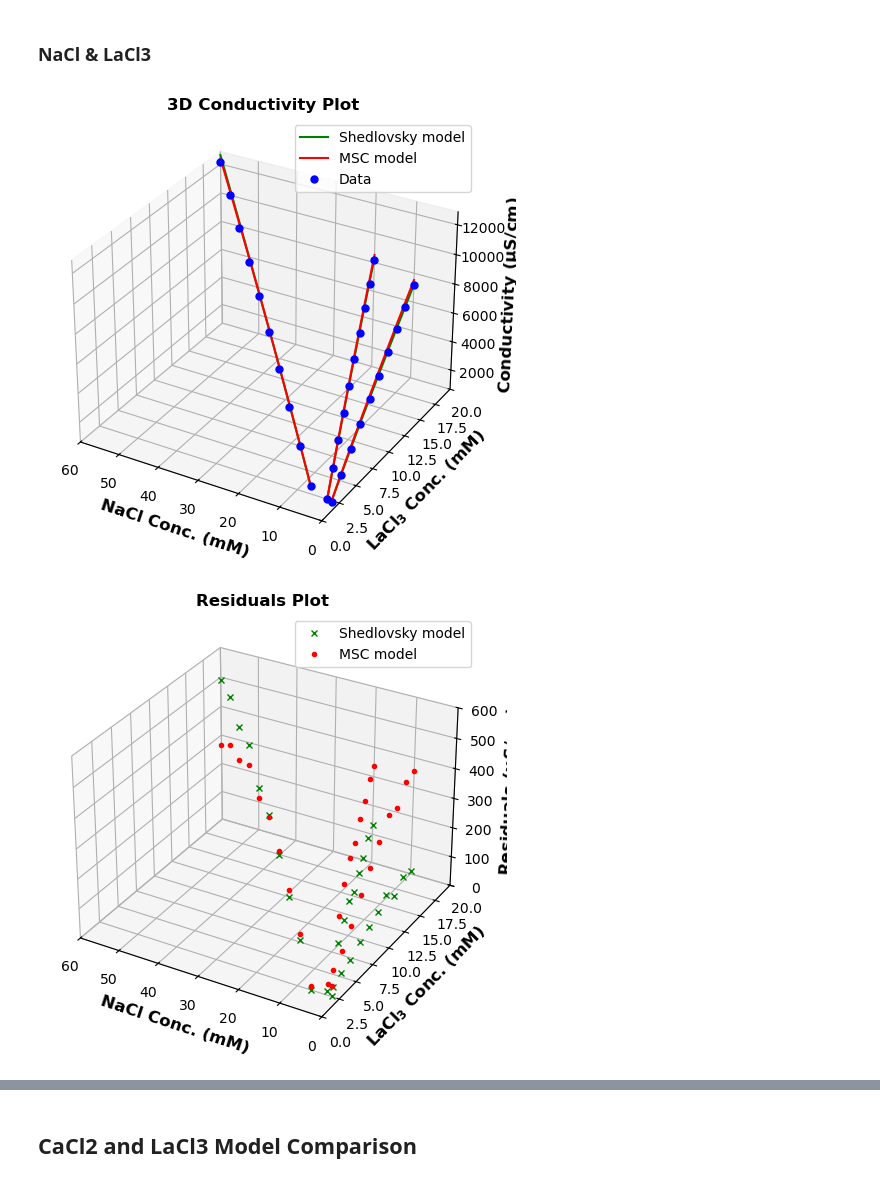
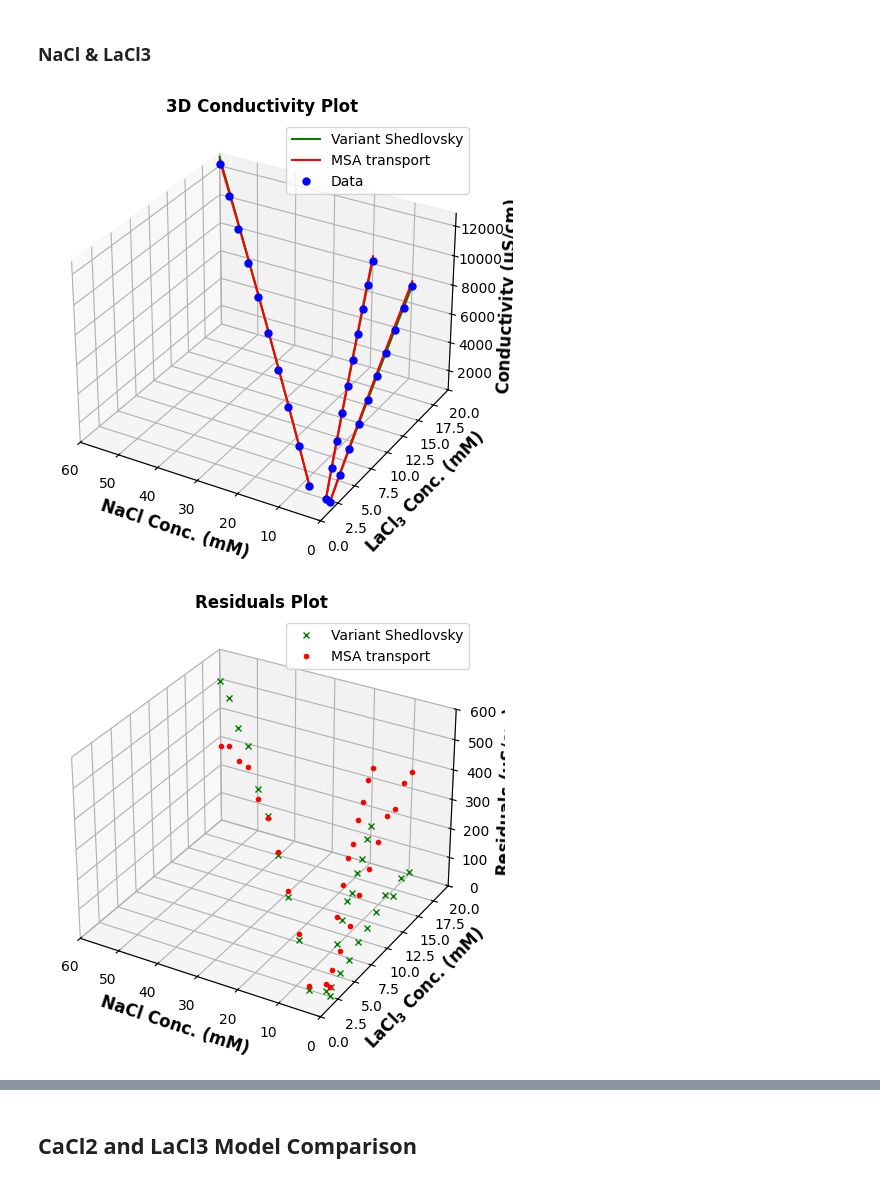
Before and after one commit to dowlinglab/salts-conductivity-modelling, a Jupyter notebook: Multicomponents-conductivity-theory-clean.ipynb, the cells around one changed output, grey strips where cells are left out. Saved outputs shown, nothing was run; the diff lists cells and outputs as text; code cells hidden in the pictures.

```diff
--- a/Multicomponents-conductivity-theory-clean.ipynb
+++ b/Multicomponents-conductivity-theory-clean.ipynb
@@ -1147,37 +1147,37 @@ specific_cond_lacl3_13 = eq.specific_cond_model(conc_lacl3_13, temp_NaCl_LaCl3,
 specific_cond_21 = [specific_cond_nacl_21[i] + specific_cond_lacl3_11[i] for i in range(ndata4)]
 specific_cond_22 = [specific_cond_nacl_22[i] + specific_cond_lacl3_12[i] for i in range(ndata4)]
 specific_cond_23 = [specific_cond_nacl_23[i] + specific_cond_lacl3_13[i] for i in range(ndata4)]
 
 # making plot comparison of calculated and experimental conductivity of NaCl and CaCl2
 fig = plt.figure()
 ax = fig.add_subplot(projection='3d')
 
 # plotting
-ax.plot3D(NaCl_conc2, LaCl3_conc2, specific_cond_21, color="green", label="Shedlovsky model")
+ax.plot3D(NaCl_conc2, LaCl3_conc2, specific_cond_21, color="green", label="Variant Shedlovsky")
 ax.plot3D(NaCl_conc22, LaCl3_conc22, specific_cond_22, color="green")
 ax.plot3D(NaCl_conc23, LaCl3_conc23, specific_cond_23, color="green")
-ax.plot3D(NaCl_conc2, LaCl3_conc2, all_cond_calc_con3, color="red", label="MSC model")
+ax.plot3D(NaCl_conc2, LaCl3_conc2, all_cond_calc_con3, color="red", label="MSA transport")
 ax.plot3D(NaCl_conc22, LaCl3_conc22, all_cond_calc_con32, color="red")
 ax.plot3D(NaCl_conc23, LaCl3_conc23, all_cond_calc_con33, color="red")
 ax.plot3D(NaCl_conc2, LaCl3_conc2, cond_exp3, "b.", markersize=10, label="Data")
 ax.plot3D(NaCl_conc22, LaCl3_conc22, cond_exp32, "b.", markersize=10)
 ax.plot3D(NaCl_conc23, LaCl3_conc23, cond_exp33, "b.", markersize=10)
 ax.set_xlim(60, 0)
 ax.set_ylim(0, 20)
 ax.tick_params(axis='x', labelsize=10)
 ax.tick_params(axis='y', labelsize=10)
 ax.tick_params(axis='z', labelsize=10)
 ax.tick_params(direction="in",top=True, right=True)
 ax.set_title('3D Conductivity Plot', fontsize=12,fontweight='bold')
 ax.set_zlabel("Conductivity ($\mathbf{\mu}$S/cm)", fontsize=12,fontweight='bold')
 ax.set_xlabel("NaCl Conc. (mM)", fontsize=12,fontweight='bold')
 ax.set_ylabel("LaC$\mathbf{l_3}$ Conc. (mM)", fontsize=12,fontweight='bold')
 ax.legend()
 plt.tight_layout()
-# plt.savefig("msc_single_na_la_comparison.png")
+plt.savefig("msc_single_na_la_comparison.png")
 plt.show()
 # %% [output]
-[figure, old version]
+[figure, new version]
 # %%
 # residuals for NaCl and LaCl3
 e3_2 = [specific_cond_21[i] - cond_exp3[i] for i in range(ndata4)]
@@ -1189,10 +1189,10 @@ fig = plt.figure()
 ax = fig.add_subplot(projection ='3d')
 
 # plotting
-ax.plot3D(NaCl_conc2, LaCl3_conc2, e3_2, "x", color="green", markersize=5, label="Shedlovsky model")
+ax.plot3D(NaCl_conc2, LaCl3_conc2, e3_2, "x", color="green", markersize=5, label="Variant Shedlovsky")
 ax.plot3D(NaCl_conc22, LaCl3_conc22, e32_2, "x", markersize=5, color="green")
 ax.plot3D(NaCl_conc23, LaCl3_conc23, e33_2, "x", markersize=5, color="green")
-ax.plot3D(NaCl_conc2, LaCl3_conc2, e3, ".", color="red", label="MSC model")
+ax.plot3D(NaCl_conc2, LaCl3_conc2, e3, ".", color="red", label="MSA transport")
 ax.plot3D(NaCl_conc22, LaCl3_conc22, e32, ".", color="red")
 ax.plot3D(NaCl_conc23, LaCl3_conc23, e33, ".", color="red")
 ax.set_xlim(60, 0)
@@ -1208,10 +1208,10 @@ ax.set_xlabel("NaCl Conc. (mM)", fontsize=12,fontweight='bold')
 ax.set_ylabel("LaC$\mathbf{l_3}$ Conc. (mM)", fontsize=12,fontweight='bold')
 ax.legend()
 plt.tight_layout()
-# plt.savefig("residuals_msc_single_na_la_comparison.png")
+plt.savefig("residuals_msc_single_na_la_comparison.png")
 plt.show()
 # %% [output]
-[figure, old version]
+[figure, new version]
 # %%
 # residuals fraction
 residuals_percent3_2 = [100*e3_2[i]/cond_exp3[i] for i in range(ndata4)]
```
Also changed, not shown: parts of 27 cells of this notebook, 11 other files.
